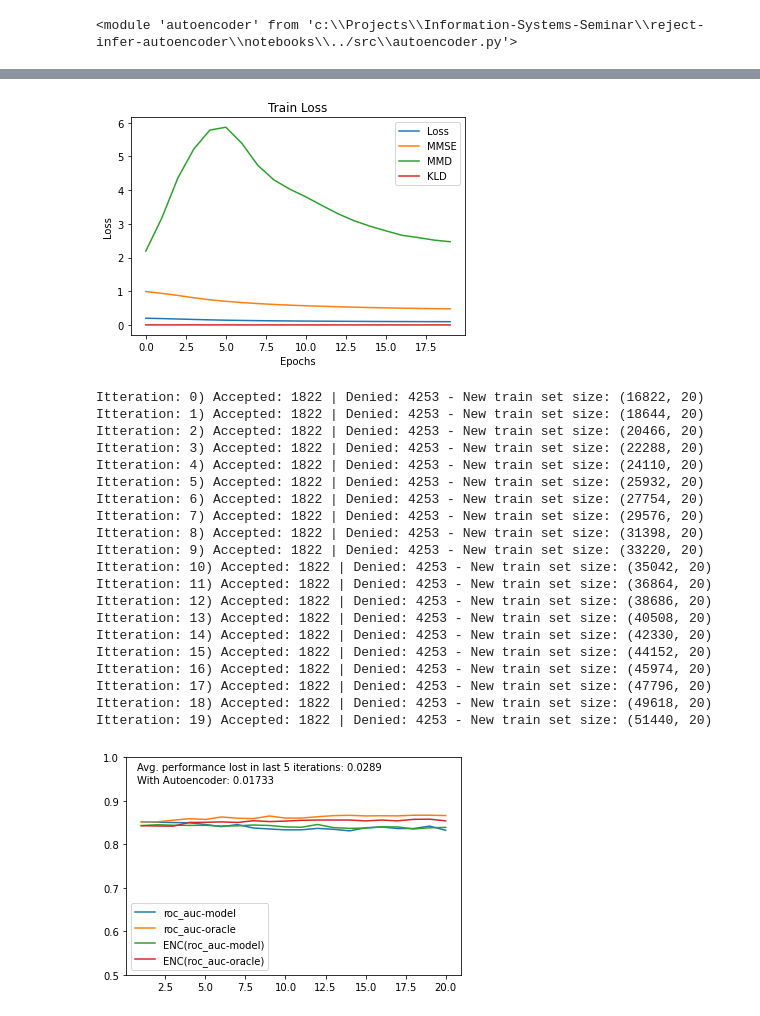
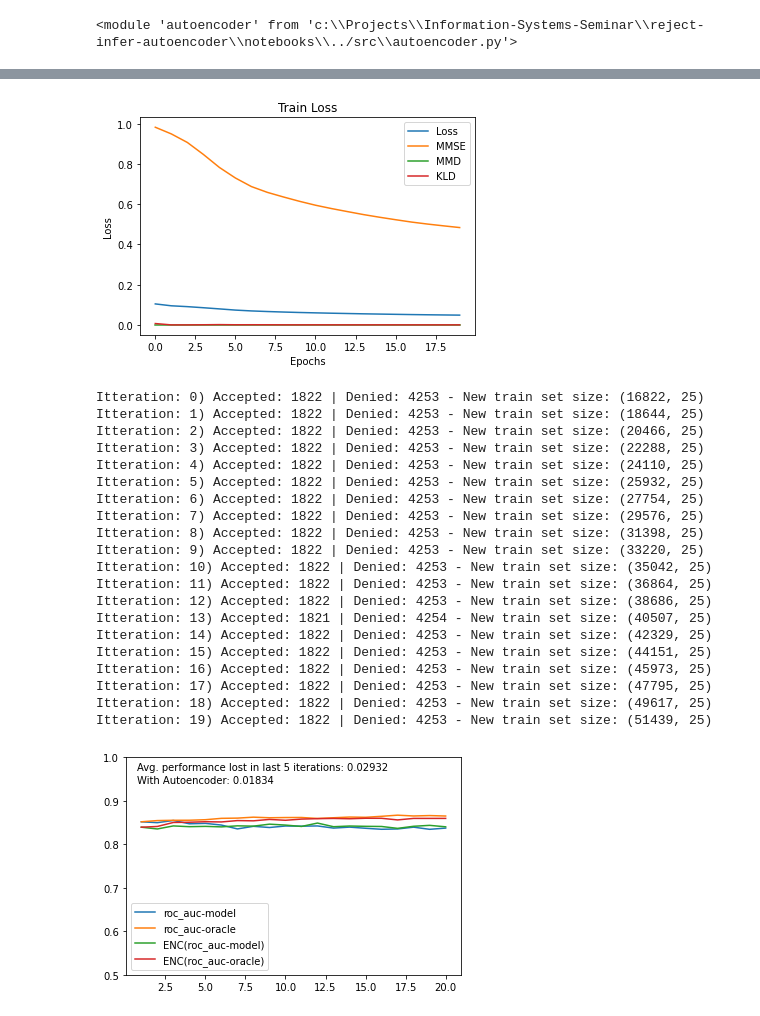
Before and after one commit to lukasvoege/reject-infer-autoencoder, a Jupyter notebook: notebooks/playground.ipynb, the cells around one changed output, grey strips where cells are left out. Drawn from its saved outputs; the diff is of its cells as text; code cells hidden in the pictures.

```diff
--- a/notebooks/playground.ipynb
+++ b/notebooks/playground.ipynb
@@ -93,6 +93,7 @@ importlib.reload(aenc)
 BATCH_SIZE = 2000
 EPOCHS = 20
 LR = 1e-3
+LOSSFUNCWEIGHTS = [0.1, 0.9, 0.0]  #[MMSE, KLDiv, MMD]
 
 dataset = aenc.CreditscoringDataset("gmsc.csv")      # load and prepare Dataset to Tensor
 data_loader = aenc.DataLoader(                       # create Dataloader for batching
@@ -102,12 +103,12 @@ data_loader = aenc.DataLoader(                       # create Dataloader for bat
     drop_last=True
 )
 
-shape = [dataset.x.shape[1], 35, 20, 35, dataset.x.shape[1]]  # define shape of Autoencoder
+shape = [dataset.x.shape[1], 45, 25, 45, dataset.x.shape[1]]  # define shape of Autoencoder
 net = aenc.Autoencoder(shape)
 print(net)
 net.to("cpu")
 
-train_loss, train_loss_mmse, train_loss_mmd, train_loss_kld = aenc.train(net, data_loader, EPOCHS, LR)
+train_loss, train_loss_mmse, train_loss_mmd, train_loss_kld = aenc.train(net, data_loader, EPOCHS, LR, LOSSFUNCWEIGHTS)
 
 plt.figure()
 plt.plot(train_loss, label='Loss')
@@ -140,4 +141,4 @@ Epoch 20 of 20, Train Loss: 0.0956 (MMSE: 0.4776 | MMD: 2.4699 | KLD: 0.0001)
-[figure, old version]
+[figure, new version]
 # %%
 n_years = 20
 
@@ -163,24 +164,24 @@ plt.legend()
 plt.ylim([0.5, 1.0])
 plt.show()
 # %% [output]
-Itteration: 0) Accepted: 1822 | Denied: 4253 - New train set size: (16822, 20)
-Itteration: 1) Accepted: 1822 | Denied: 4253 - New train set size: (18644, 20)
-Itteration: 2) Accepted: 1822 | Denied: 4253 - New train set size: (20466, 20)
-Itteration: 3) Accepted: 1822 | Denied: 4253 - New train set size: (22288, 20)
-Itteration: 4) Accepted: 1822 | Denied: 4253 - New train set size: (24110, 20)
-Itteration: 5) Accepted: 1822 | Denied: 4253 - New train set size: (25932, 20)
-Itteration: 6) Accepted: 1822 | Denied: 4253 - New train set size: (27754, 20)
-Itteration: 7) Accepted: 1822 | Denied: 4253 - New train set size: (29576, 20)
-Itteration: 8) Accepted: 1822 | Denied: 4253 - New train set size: (31398, 20)
-Itteration: 9) Accepted: 1822 | Denied: 4253 - New train set size: (33220, 20)
-Itteration: 10) Accepted: 1822 | Denied: 4253 - New train set size: (35042, 20)
-Itteration: 11) Accepted: 1822 | Denied: 4253 - New train set size: (36864, 20)
-Itteration: 12) Accepted: 1822 | Denied: 4253 - New train set size: (38686, 20)
-Itteration: 13) Accepted: 1822 | Denied: 4253 - New train set size: (40508, 20)
-Itteration: 14) Accepted: 1822 | Denied: 4253 - New train set size: (42330, 20)
-Itteration: 15) Accepted: 1822 | Denied: 4253 - New train set size: (44152, 20)
-Itteration: 16) Accepted: 1822 | Denied: 4253 - New train set size: (45974, 20)
-Itteration: 17) Accepted: 1822 | Denied: 4253 - New train set size: (47796, 20)
-Itteration: 18) Accepted: 1822 | Denied: 4253 - New train set size: (49618, 20)
-Itteration: 19) Accepted: 1822 | Denied: 4253 - New train set size: (51440, 20)
+Itteration: 0) Accepted: 1822 | Denied: 4253 - New train set size: (16822, 25)
+Itteration: 1) Accepted: 1822 | Denied: 4253 - New train set size: (18644, 25)
+Itteration: 2) Accepted: 1822 | Denied: 4253 - New train set size: (20466, 25)
+Itteration: 3) Accepted: 1822 | Denied: 4253 - New train set size: (22288, 25)
+Itteration: 4) Accepted: 1822 | Denied: 4253 - New train set size: (24110, 25)
+Itteration: 5) Accepted: 1822 | Denied: 4253 - New train set size: (25932, 25)
+Itteration: 6) Accepted: 1822 | Denied: 4253 - New train set size: (27754, 25)
+Itteration: 7) Accepted: 1822 | Denied: 4253 - New train set size: (29576, 25)
+Itteration: 8) Accepted: 1822 | Denied: 4253 - New train set size: (31398, 25)
+Itteration: 9) Accepted: 1822 | Denied: 4253 - New train set size: (33220, 25)
+Itteration: 10) Accepted: 1822 | Denied: 4253 - New train set size: (35042, 25)
+Itteration: 11) Accepted: 1822 | Denied: 4253 - New train set size: (36864, 25)
+Itteration: 12) Accepted: 1822 | Denied: 4253 - New train set size: (38686, 25)
+Itteration: 13) Accepted: 1821 | Denied: 4254 - New train set size: (40507, 25)
+Itteration: 14) Accepted: 1822 | Denied: 4253 - New train set size: (42329, 25)
+Itteration: 15) Accepted: 1822 | Denied: 4253 - New train set size: (44151, 25)
+Itteration: 16) Accepted: 1822 | Denied: 4253 - New train set size: (45973, 25)
+Itteration: 17) Accepted: 1822 | Denied: 4253 - New train set size: (47795, 25)
+Itteration: 18) Accepted: 1822 | Denied: 4253 - New train set size: (49617, 25)
+Itteration: 19) Accepted: 1822 | Denied: 4253 - New train set size: (51439, 25)
-[figure, old version]
+[figure, new version]
```
Also changed, not shown: parts of 5 cells of this notebook, 3 other files.
